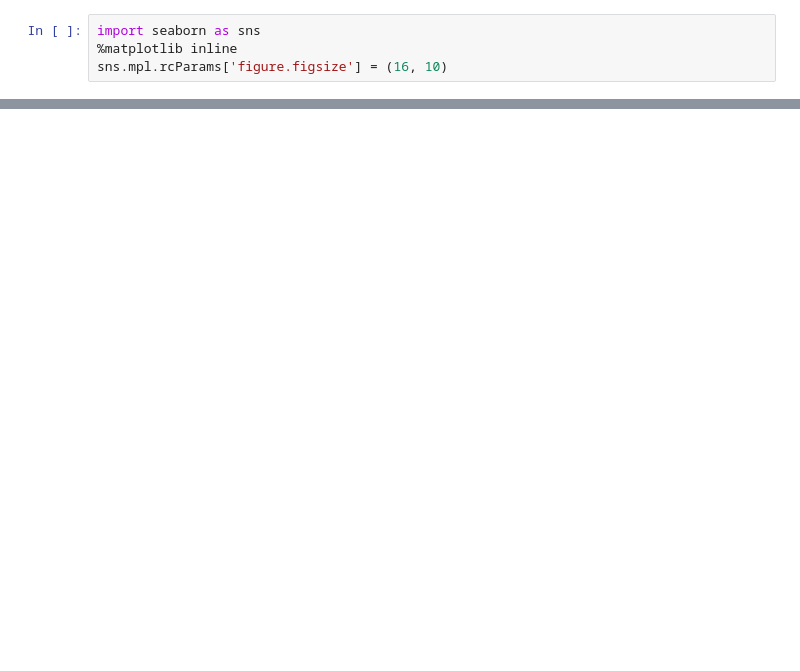
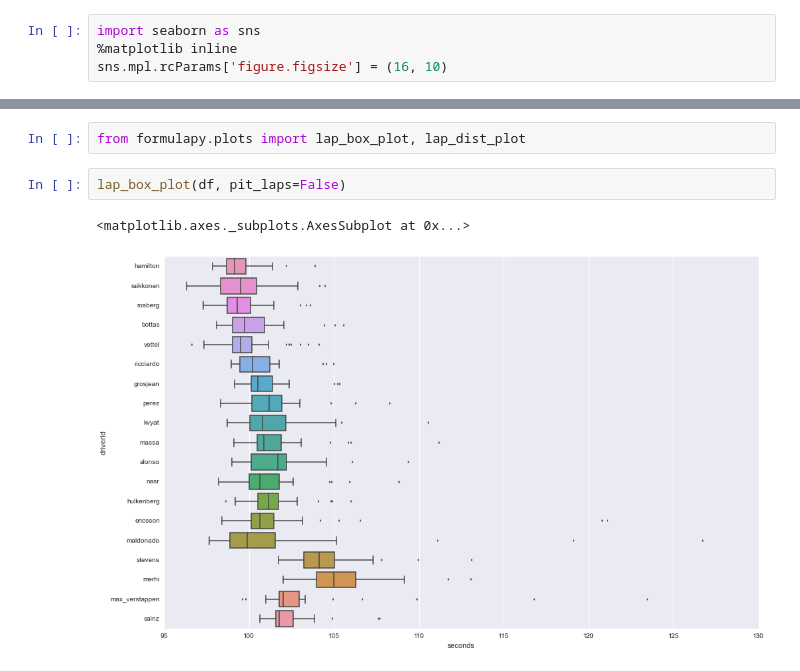
Before and after one commit to rothnic/formulapy, a Jupyter notebook: docs/notebooks/Lap Analysis.ipynb, the cells around one changed output, grey strips where cells are left out. Drawn from its saved outputs; the diff is of its cells as text; blank space fills up the shorter version.

```diff
--- a/docs/notebooks/Lap Analysis.ipynb
+++ b/docs/notebooks/Lap Analysis.ipynb
@@ -98,0 +88,7 @@ tire_deg_rate = np.random.
+# %%
+from formulapy.plots import lap_box_plot, lap_dist_plot
+# %%
+lap_box_plot(df, pit_laps=False)
+# %% [output]
+<matplotlib.axes._subplots.AxesSubplot at 0x...>
+[figure, added]
```
Also changed, not shown: parts of 11 cells of this notebook, 5 other files.
